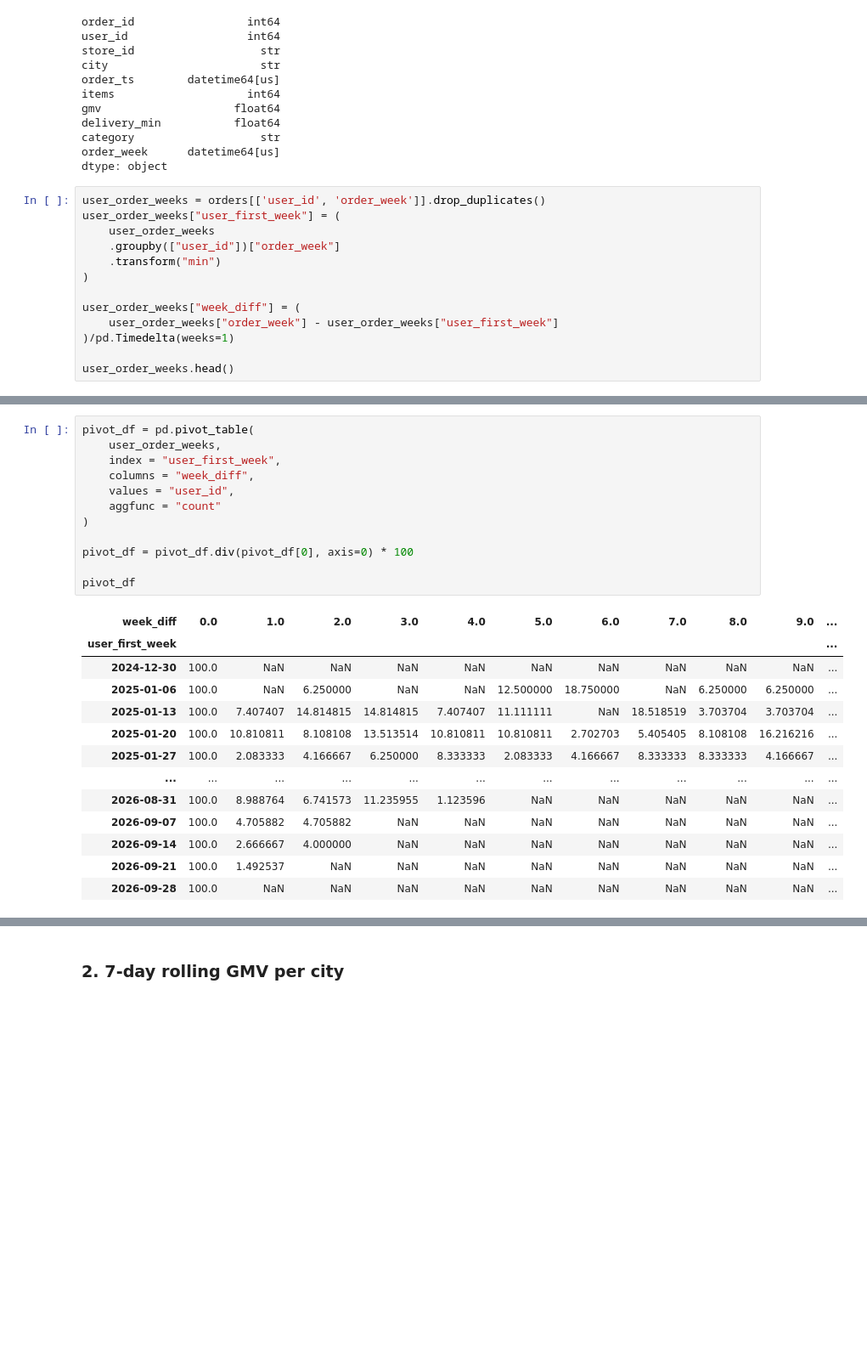
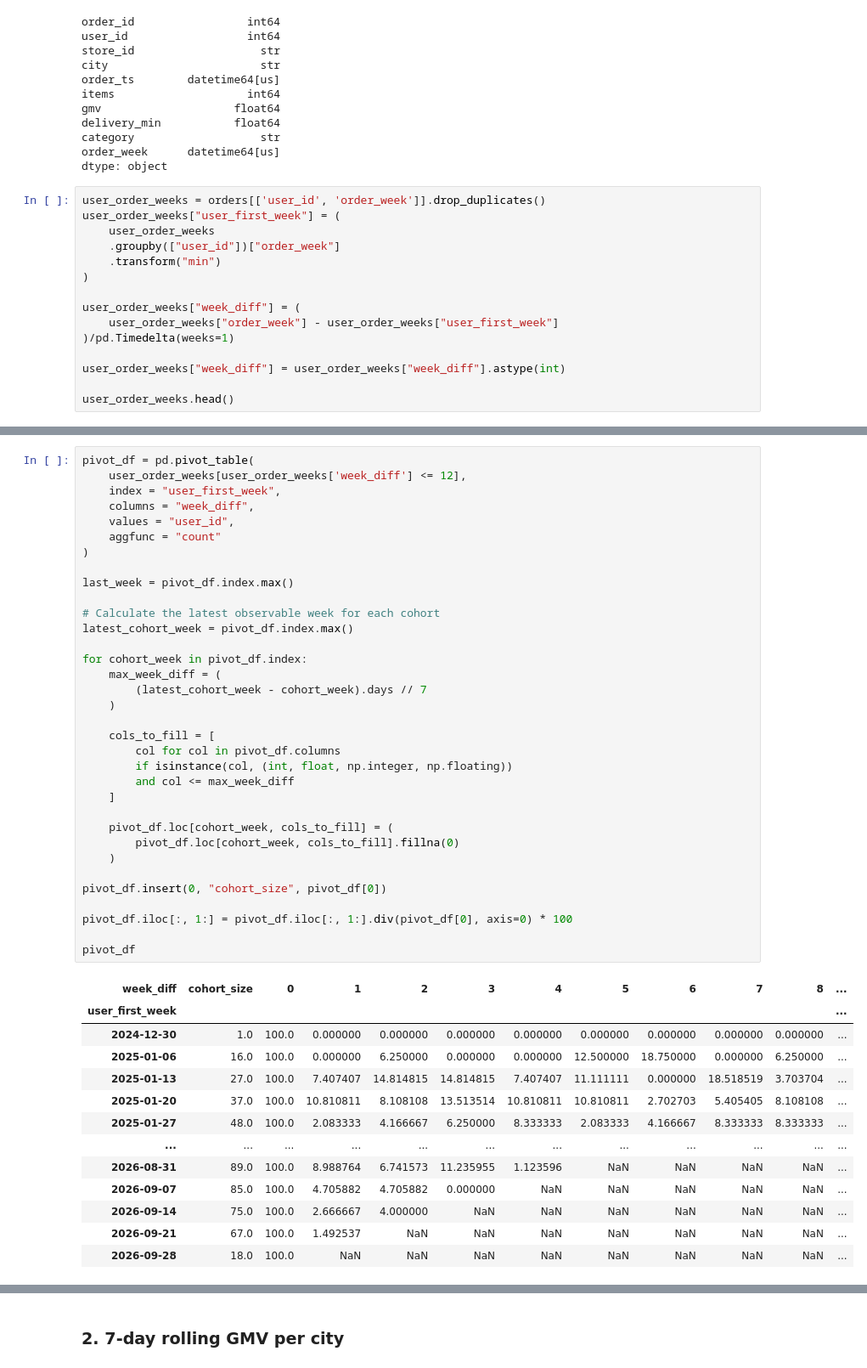
Before and after one commit to souravjain122/ds-prep, a Jupyter notebook: notebooks/03_window_functions.ipynb, the cells around one changed output, grey strips where cells are left out. Shown at 85% size. Saved outputs shown, nothing was run; the diff lists cells and outputs as text; blank space fills up the shorter version.

Commit message:
Replaced proper NaN with 0, limit cohort weeks upto 12, added cohort size column at the start

```diff
--- a/notebooks/03_window_functions.ipynb
+++ b/notebooks/03_window_functions.ipynb
@@ -48,6 +49,8 @@ user_order_weeks["week_diff"] = (
     user_order_weeks["order_week"] - user_order_weeks["user_first_week"]
 )/pd.Timedelta(weeks=1)
 
+user_order_weeks["week_diff"] = user_order_weeks["week_diff"].astype(int)
+
 user_order_weeks.head()
 # %% [output]
 |  | user_id | order_week | user_first_week | week_diff |
@@ -59,26 +62,48 @@ user_order_weeks.head()
 # %%
 pivot_df = pd.pivot_table(
-    user_order_weeks,
+    user_order_weeks[user_order_weeks['week_diff'] <= 12],
     index = "user_first_week",
     columns = "week_diff",
     values = "user_id",
     aggfunc = "count"
 )
 
-pivot_df = pivot_df.div(pivot_df[0], axis=0) * 100
+last_week = pivot_df.index.max()
+
+# Calculate the latest observable week for each cohort
+latest_cohort_week = pivot_df.index.max()
+
+for cohort_week in pivot_df.index:
+    max_week_diff = (
+        (latest_cohort_week - cohort_week).days // 7
+    )
+
+    cols_to_fill = [
+        col for col in pivot_df.columns
+        if isinstance(col, (int, float, np.integer, np.floating))
+        and col <= max_week_diff
+    ]
+
+    pivot_df.loc[cohort_week, cols_to_fill] = (
+        pivot_df.loc[cohort_week, cols_to_fill].fillna(0)
+    )
+
+pivot_df.insert(0, "cohort_size", pivot_df[0])
+
+pivot_df.iloc[:, 1:] = pivot_df.iloc[:, 1:].div(pivot_df[0], axis=0) * 100
 
 pivot_df
 # %% [output]
-| week_diff | 0.0 | 1.0 | 2.0 | 3.0 | 4.0 | 5.0 | 6.0 | 7.0 | 8.0 | 9.0 | ... |
+| week_diff | cohort_size | 0 | 1 | 2 | 3 | 4 | 5 | 6 | 7 | 8 | ... |
 | user_first_week |  |  |  |  |  |  |  |  |  |  | ... |
-| 2024-12-30 | 100.0 | NaN | NaN | NaN | NaN | NaN | NaN | NaN | NaN | NaN | ... |
-| 2025-01-06 | 100.0 | NaN | 6.250000 | NaN | NaN | 12.500000 | 18.750000 | NaN | 6.250000 | 6.250000 | ... |
-| 2025-01-13 | 100.0 | 7.407407 | 14.814815 | 14.814815 | 7.407407 | 11.111111 | NaN | 18.518519 | 3.703704 | 3.703704 | ... |
-| 2025-01-20 | 100.0 | 10.810811 | 8.108108 | 13.513514 | 10.810811 | 10.810811 | 2.702703 | 5.405405 | 8.108108 | 16.216216 | ... |
-| 2025-01-27 | 100.0 | 2.083333 | 4.166667 | 6.250000 | 8.333333 | 2.083333 | 4.166667 | 8.333333 | 8.333333 | 4.166667 | ... |
+| 2024-12-30 | 1.0 | 100.0 | 0.000000 | 0.000000 | 0.000000 | 0.000000 | 0.000000 | 0.000000 | 0.000000 | 0.000000 | ... |
+| 2025-01-06 | 16.0 | 100.0 | 0.000000 | 6.250000 | 0.000000 | 0.000000 | 12.500000 | 18.750000 | 0.000000 | 6.250000 | ... |
+| 2025-01-13 | 27.0 | 100.0 | 7.407407 | 14.814815 | 14.814815 | 7.407407 | 11.111111 | 0.000000 | 18.518519 | 3.703704 | ... |
+| 2025-01-20 | 37.0 | 100.0 | 10.810811 | 8.108108 | 13.513514 | 10.810811 | 10.810811 | 2.702703 | 5.405405 | 8.108108 | ... |
+| 2025-01-27 | 48.0 | 100.0 | 2.083333 | 4.166667 | 6.250000 | 8.333333 | 2.083333 | 4.166667 | 8.333333 | 8.333333 | ... |
 | ... | ... | ... | ... | ... | ... | ... | ... | ... | ... | ... | ... |
-| 2026-08-31 | 100.0 | 8.988764 | 6.741573 | 11.235955 | 1.123596 | NaN | NaN | NaN | NaN | NaN | ... |
-| 2026-09-07 | 100.0 | 4.705882 | 4.705882 | NaN | NaN | NaN | NaN | NaN | NaN | NaN | ... |
-| 2026-09-14 | 100.0 | 2.666667 | 4.000000 | NaN | NaN | NaN | NaN | NaN | NaN | NaN | ... |
-| 2026-09-21 | 100.0 | 1.492537 | NaN | NaN | NaN | NaN | NaN | NaN | NaN | NaN | ... |
-| 2026-09-28 | 100.0 | NaN | NaN | NaN | NaN | NaN | NaN | NaN | NaN | NaN | ... |
+| 2026-08-31 | 89.0 | 100.0 | 8.988764 | 6.741573 | 11.235955 | 1.123596 | NaN | NaN | NaN | NaN | ... |
+| 2026-09-07 | 85.0 | 100.0 | 4.705882 | 4.705882 | 0.000000 | NaN | NaN | NaN | NaN | NaN | ... |
+| 2026-09-14 | 75.0 | 100.0 | 2.666667 | 4.000000 | NaN | NaN | NaN | NaN | NaN | NaN | ... |
+| 2026-09-21 | 67.0 | 100.0 | 1.492537 | NaN | NaN | NaN | NaN | NaN | NaN | NaN | ... |
+| 2026-09-28 | 18.0 | 100.0 | NaN | NaN | NaN | NaN | NaN | NaN | NaN | NaN | ... |
```
Also changed, not shown: parts of 3 cells of this notebook.
